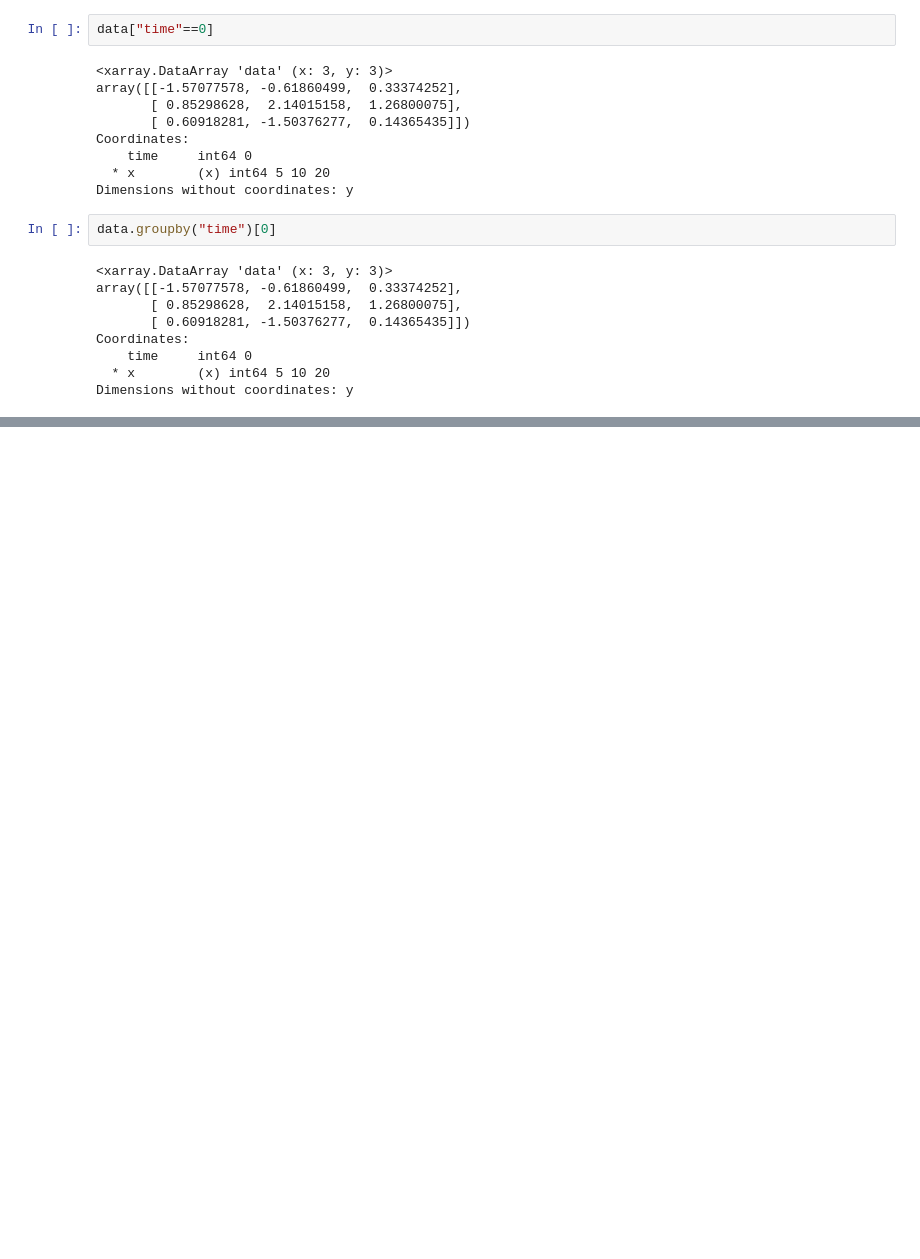
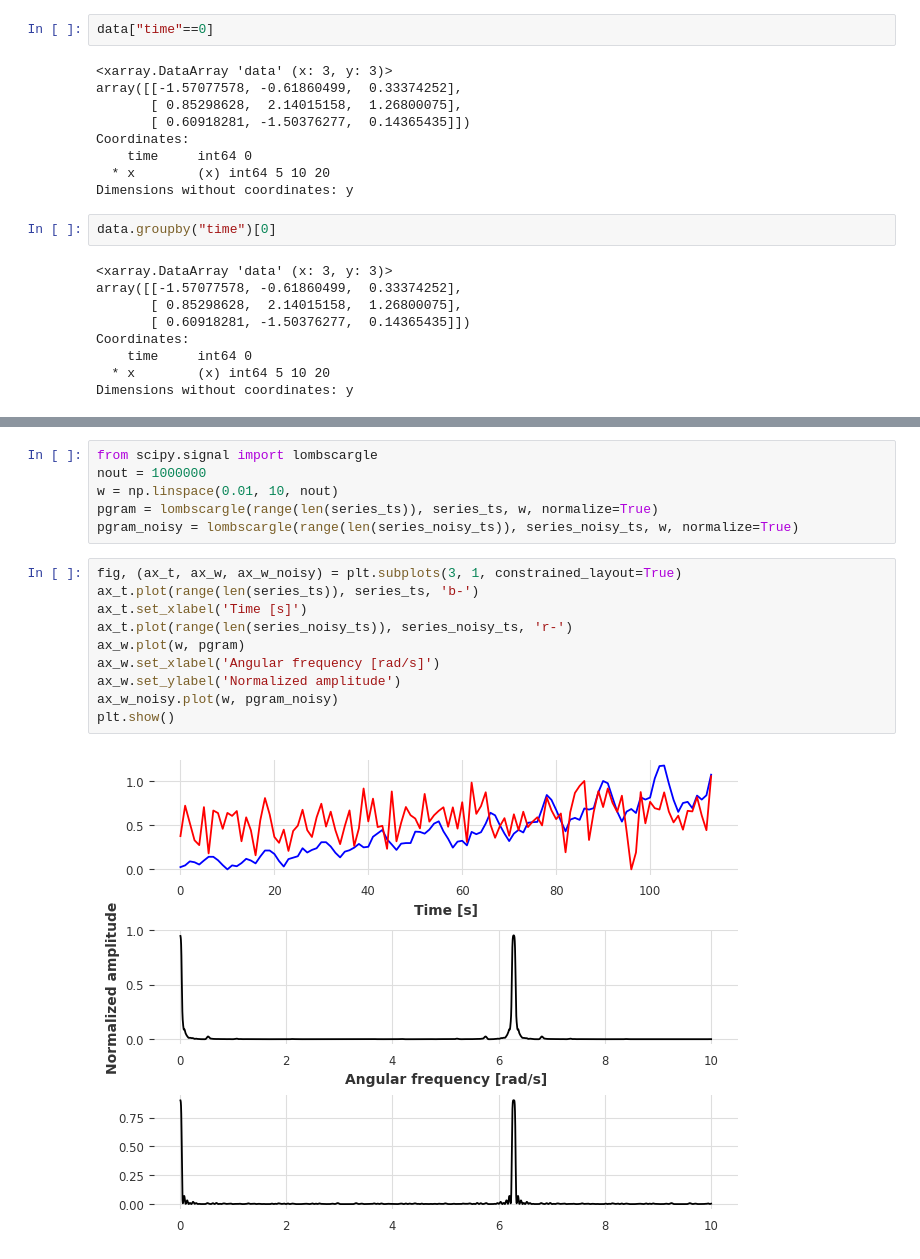
Before and after one commit to MahdiGilany/ts_snr, a Jupyter notebook: notebooks/1_Darts_test_Mahdi_23_5.ipynb, the cells around one changed output, grey strips where cells are left out. Saved outputs shown, nothing was run; the diff lists cells and outputs as text; blank space fills up the shorter version.

```diff
--- a/notebooks/1_Darts_test_Mahdi_23_5.ipynb
+++ b/notebooks/1_Darts_test_Mahdi_23_5.ipynb
@@ -394,0 +438,18 @@ Dimensions without coordinates: y
+# %%
+from scipy.signal import lombscargle
+nout = 1000000
+w = np.linspace(0.01, 10, nout)
+pgram = lombscargle(range(len(series_ts)), series_ts, w, normalize=True)
+pgram_noisy = lombscargle(range(len(series_noisy_ts)), series_noisy_ts, w, normalize=True)
+# %%
+fig, (ax_t, ax_w, ax_w_noisy) = plt.subplots(3, 1, constrained_layout=True)
+ax_t.plot(range(len(series_ts)), series_ts, 'b-')
+ax_t.set_xlabel('Time [s]')
+ax_t.plot(range(len(series_noisy_ts)), series_noisy_ts, 'r-')
+ax_w.plot(w, pgram)
+ax_w.set_xlabel('Angular frequency [rad/s]')
+ax_w.set_ylabel('Normalized amplitude')
+ax_w_noisy.plot(w, pgram_noisy)
+plt.show()
+# %% [output]
+[figure, added]
```
Also changed, not shown: parts of 8 cells of this notebook.
